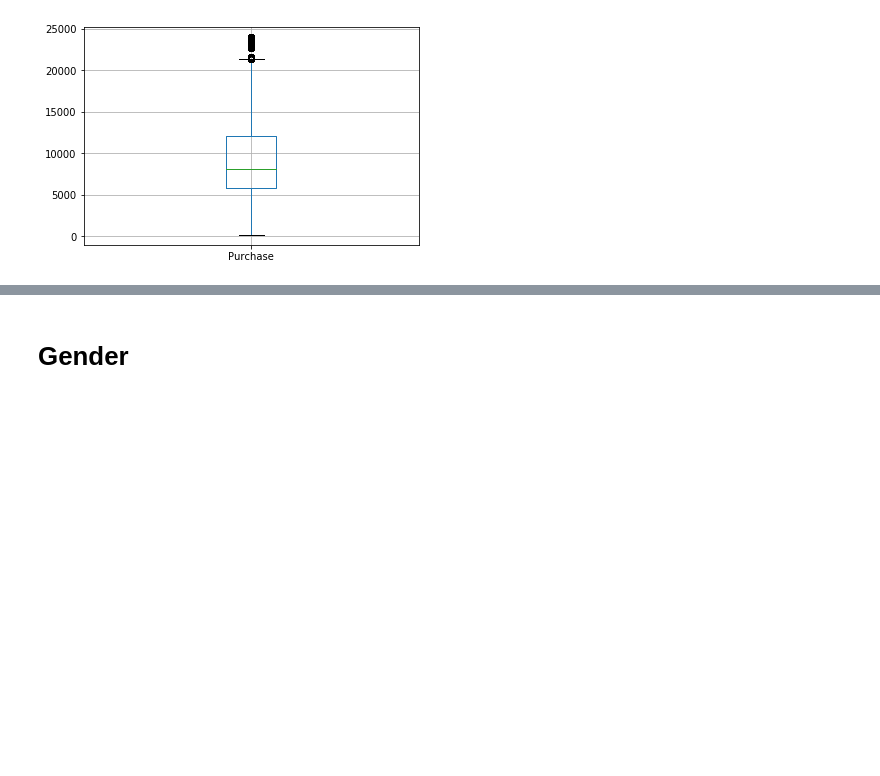
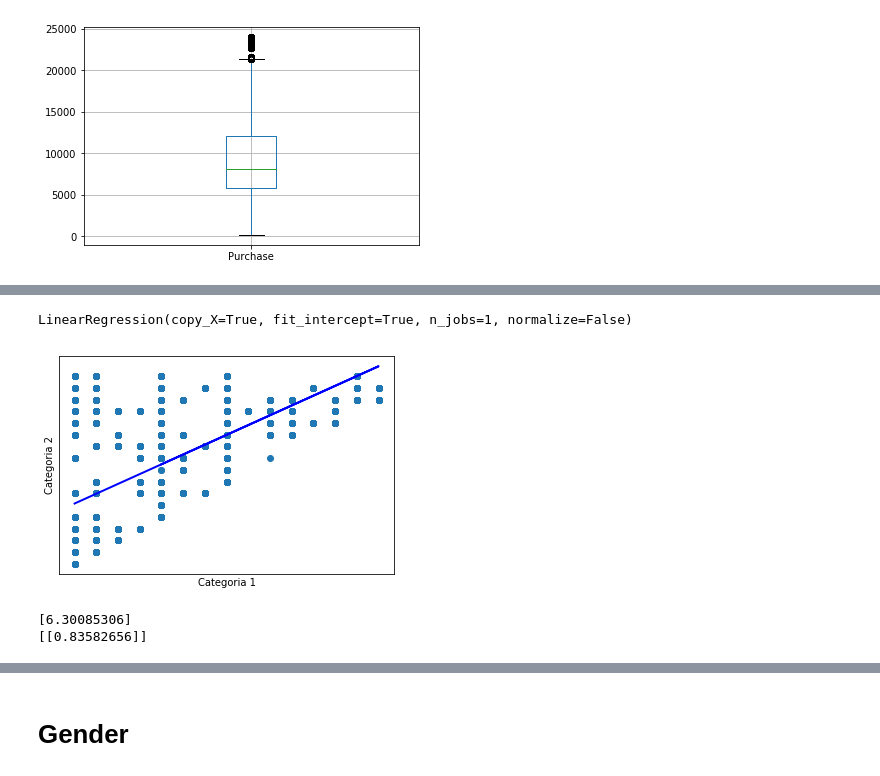
Before and after one commit to nicocurat/black-friday, a Jupyter notebook: black-friday.ipynb, the cells around one changed output, grey strips where cells are left out. Drawn from its saved outputs; the diff is of its cells as text; code cells hidden in the pictures; blank space fills up the shorter version.

Commit message:
Started cleaning null values in category 2. Added a linear regression to predict the categories that are missing.

```diff
--- a/black-friday.ipynb
+++ b/black-friday.ipynb
@@ -67,0 +74,3 @@ df.boxplot(column='Purchase', return_type='axes')
+# %%
+product_2_free = df[pd.notnull(df['Product_Category_2'])]
+print(product_2_free.head())
@@ -67,0 +98,27 @@ df.boxplot(column='Purchase', return_type='axes')
+# %%
+product_categories_1 = product_2_free.Product_Category_1.values
+product_categories_2 = product_2_free.Product_Category_2.values
+# We reshape it so we can fit them into the linear regression.
+product_categories_1 = product_categories_1.reshape(len(product_categories_1), 1)
+product_categories_2 = product_categories_2.reshape(len(product_categories_2), 1)
+# %%
+product_regression = linear_model.LinearRegression()
+product_regression.fit(product_categories_1, product_categories_2)
+# %% [output]
+LinearRegression(copy_X=True, fit_intercept=True, n_jobs=1, normalize=False)
+# %%
+plt.scatter(product_categories_1, product_categories_2)
+plt.plot(product_categories_1, product_regression.predict(product_categories_1), color='blue', linewidth=2)
+plt.xlabel("Categoria 1")
+plt.ylabel("Categoria 2")
+plt.xticks(())
+plt.yticks(())
+plt.show()
+# %% [output]
+[figure, added]
+# %%
+print(product_regression.intercept_)
+print(product_regression.coef_)
+# %% [output]
+[6.30085306]
+[[0.83582656]]
```
Also changed, not shown: parts of 9 cells of this notebook.
